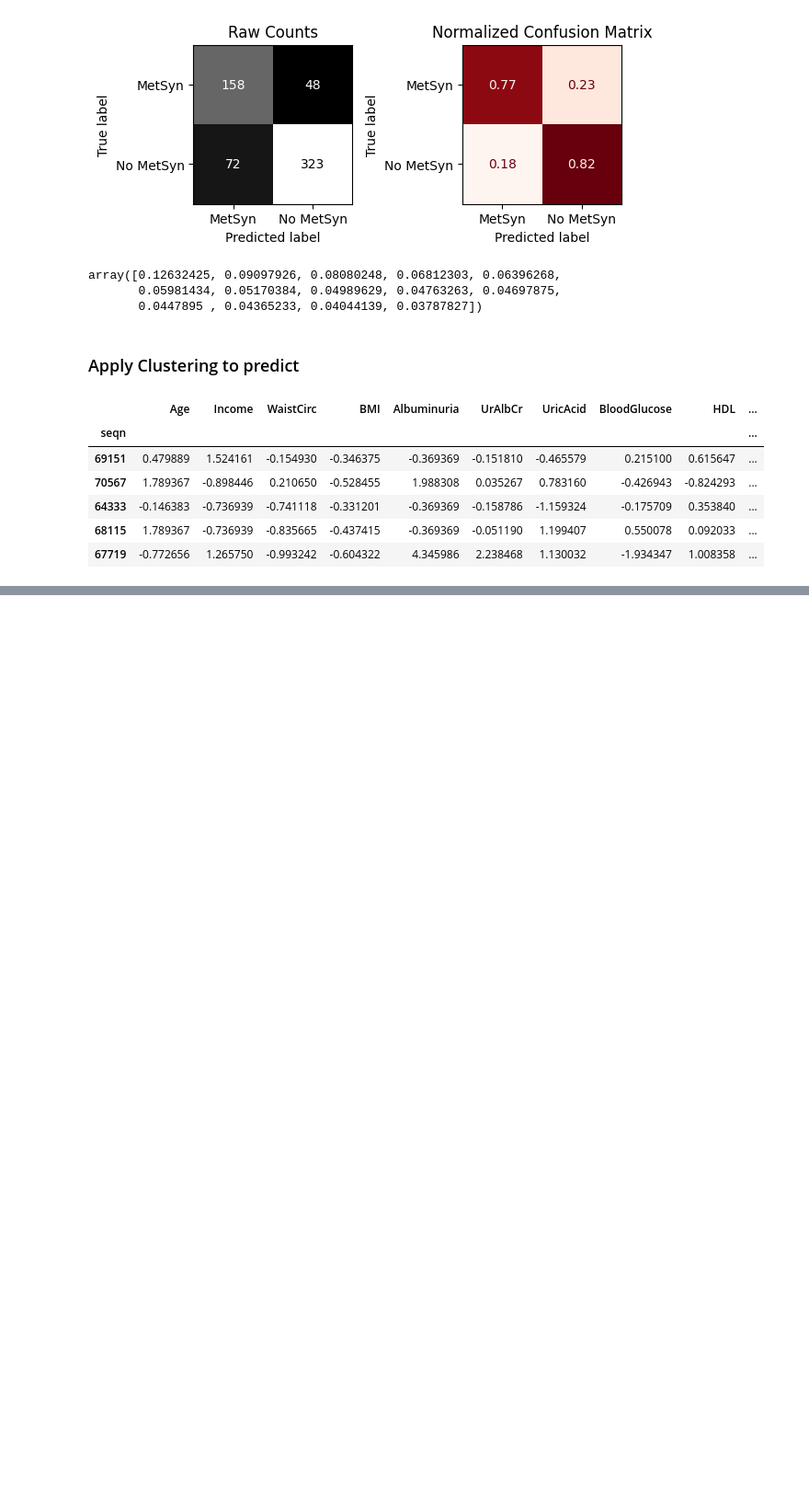
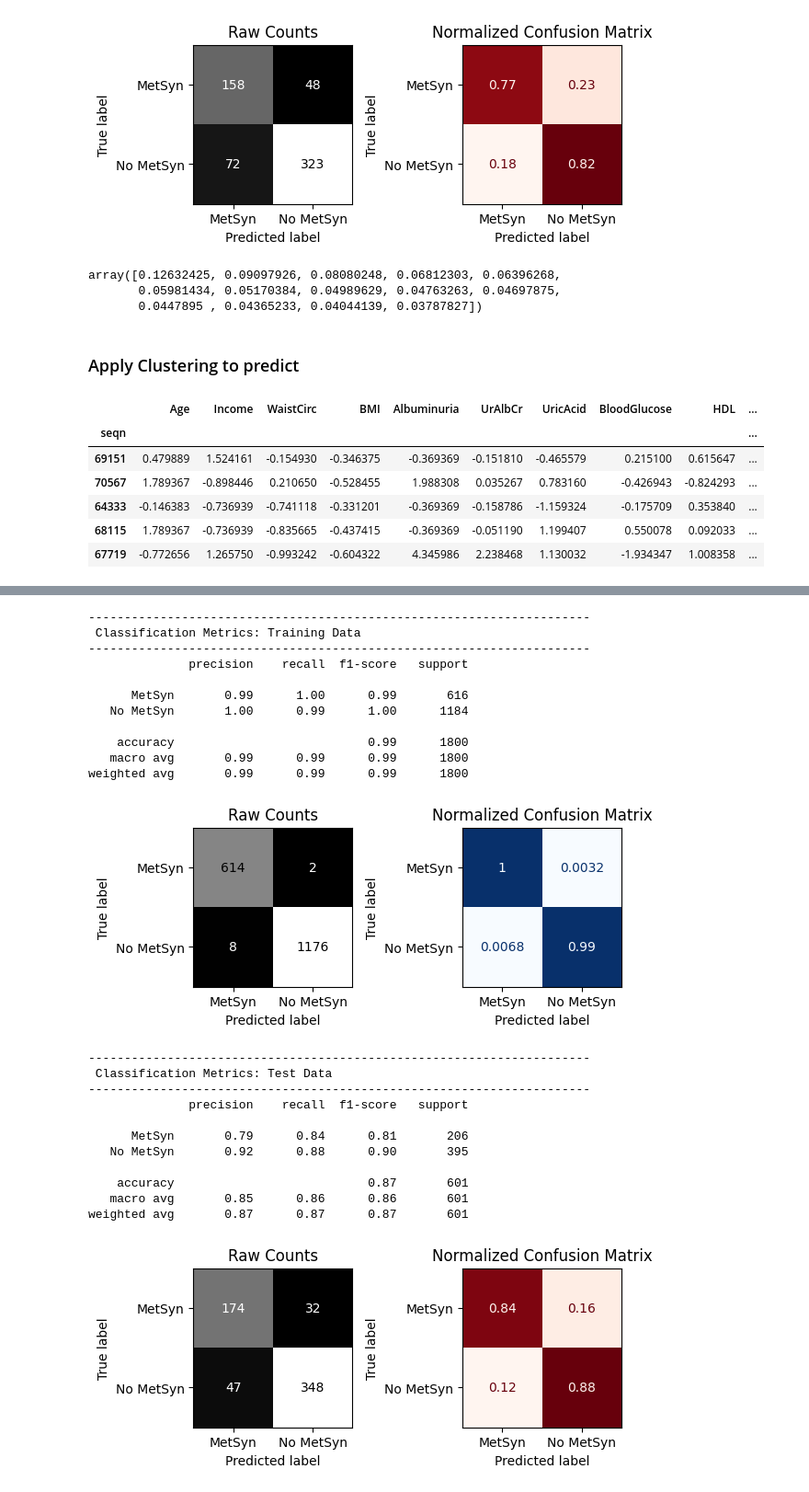
Before and after one commit to dimLMT/Metabolic-Syndrome-Forecast, a Jupyter notebook: part2.ipynb, the cells around one changed output, grey strips where cells are left out. Shown at 92% size. Saved outputs shown, nothing was run; the diff lists cells and outputs as text; code cells hidden in the pictures; blank space fills up the shorter version.

```diff
--- a/part2.ipynb
+++ b/part2.ipynb
@@ -235,0 +288,10 @@ sum_X.head()
+# %%
+# Instantiate KMeans for 5 clusters
+kmeans = KMeans(n_clusters = 5, n_init = 'auto', random_state = 42)
+kmeans.fit(X)
+# Save the cluster labels to the dataframe
+sum_X['cluster'] = kmeans.labels_
+# %%
+X_train_new=sum_X.iloc[:len(X_train_tf_scaled)]
+X_test_new=sum_X.iloc[len(X_train_tf_scaled):]
+X_test_new.head()
@@ -235,0 +306,30 @@ sum_X.head()
+# %%
+# Fit the model pipeline on the training data only
+bagtree.fit(X_train_new, y_train)
+# Test the function
+results = evaluate_classification(bagtree,X_train_new, y_train, X_test_new, y_test)
+# %% [output]
+----------------------------------------------------------------------
+ Classification Metrics: Training Data
+----------------------------------------------------------------------
+              precision    recall  f1-score   support
+
+      MetSyn       0.99      1.00      0.99       616
+   No MetSyn       1.00      0.99      1.00      1184
+
+    accuracy                           0.99      1800
+   macro avg       0.99      0.99      0.99      1800
+weighted avg       0.99      0.99      0.99      1800
+[figure, added]
+----------------------------------------------------------------------
+ Classification Metrics: Test Data
+----------------------------------------------------------------------
+              precision    recall  f1-score   support
+
+      MetSyn       0.79      0.84      0.81       206
+   No MetSyn       0.92      0.88      0.90       395
+
+    accuracy                           0.87       601
+   macro avg       0.85      0.86      0.86       601
+weighted avg       0.87      0.87      0.87       601
+[figure, added]
```
Also changed, not shown: parts of 6 cells of this notebook.
